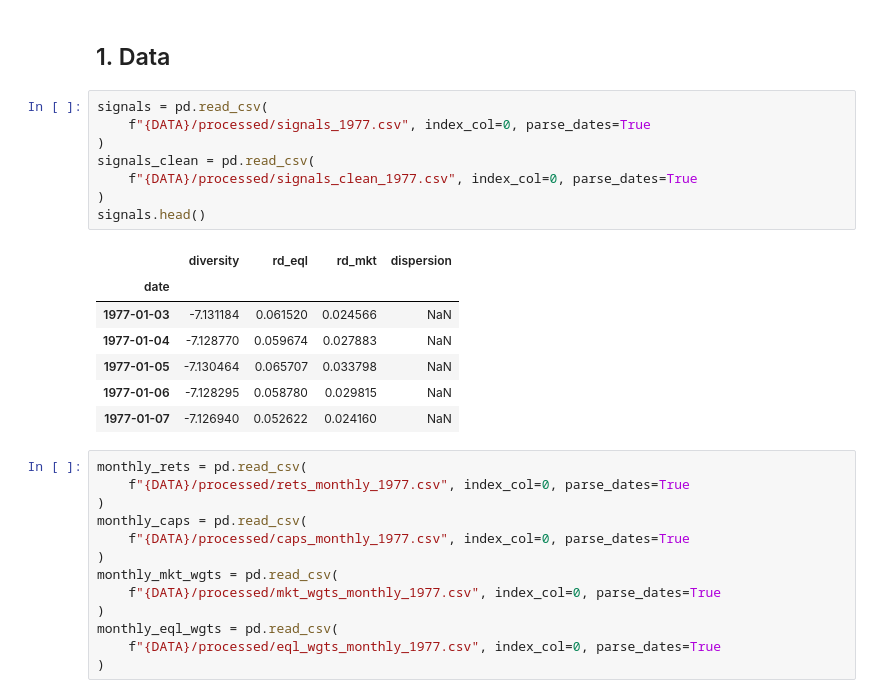
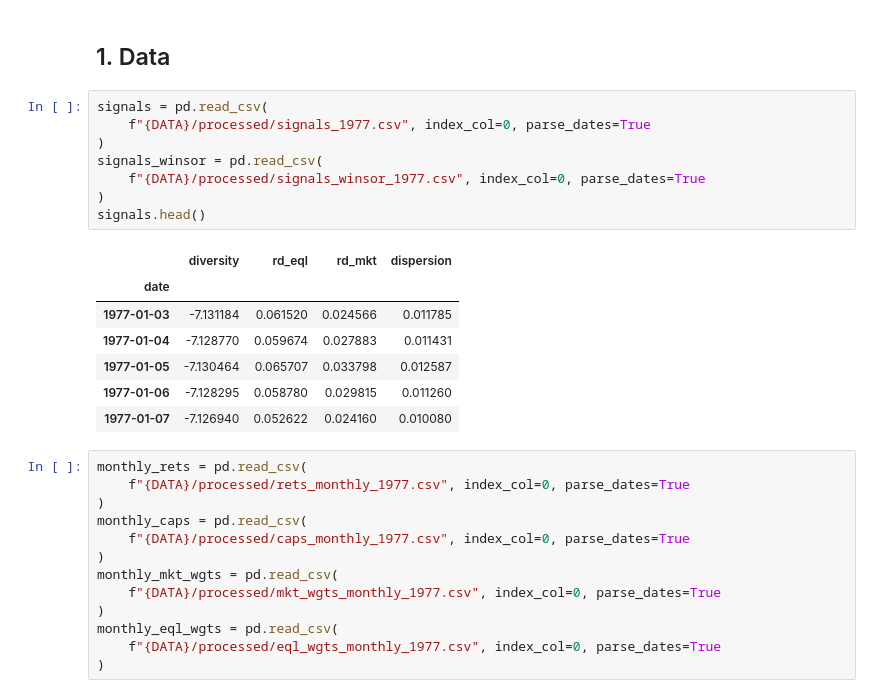
Before and after one commit to brianceco/apm-in-cem, a Jupyter notebook: notebooks/1_diversity_and_dispersion.ipynb, the cells around one changed output. Saved outputs shown, nothing was run; the diff lists cells and outputs as text.

```diff
--- a/notebooks/1_diversity_and_dispersion.ipynb
+++ b/notebooks/1_diversity_and_dispersion.ipynb
@@ -27,19 +27,19 @@ START_DATE, WARMUP_END_DATE
 # %%
 signals = pd.read_csv(
     f"{DATA}/processed/signals_1977.csv", index_col=0, parse_dates=True
 )
-signals_clean = pd.read_csv(
-    f"{DATA}/processed/signals_clean_1977.csv", index_col=0, parse_dates=True
+signals_winsor = pd.read_csv(
+    f"{DATA}/processed/signals_winsor_1977.csv", index_col=0, parse_dates=True
 )
 signals.head()
 # %% [output]
 |  | diversity | rd_eql | rd_mkt | dispersion |
 | date |  |  |  |  |
-| 1977-01-03 | -7.131184 | 0.061520 | 0.024566 | NaN |
-| 1977-01-04 | -7.128770 | 0.059674 | 0.027883 | NaN |
-| 1977-01-05 | -7.130464 | 0.065707 | 0.033798 | NaN |
-| 1977-01-06 | -7.128295 | 0.058780 | 0.029815 | NaN |
-| 1977-01-07 | -7.126940 | 0.052622 | 0.024160 | NaN |
+| 1977-01-03 | -7.131184 | 0.061520 | 0.024566 | 0.011785 |
+| 1977-01-04 | -7.128770 | 0.059674 | 0.027883 | 0.011431 |
+| 1977-01-05 | -7.130464 | 0.065707 | 0.033798 | 0.012587 |
+| 1977-01-06 | -7.128295 | 0.058780 | 0.029815 | 0.011260 |
+| 1977-01-07 | -7.126940 | 0.052622 | 0.024160 | 0.010080 |
 # %%
 monthly_rets = pd.read_csv(
     f"{DATA}/processed/rets_monthly_1977.csv", index_col=0, parse_dates=True
```
Also changed, not shown: parts of 2 cells of this notebook, 3 other files.
